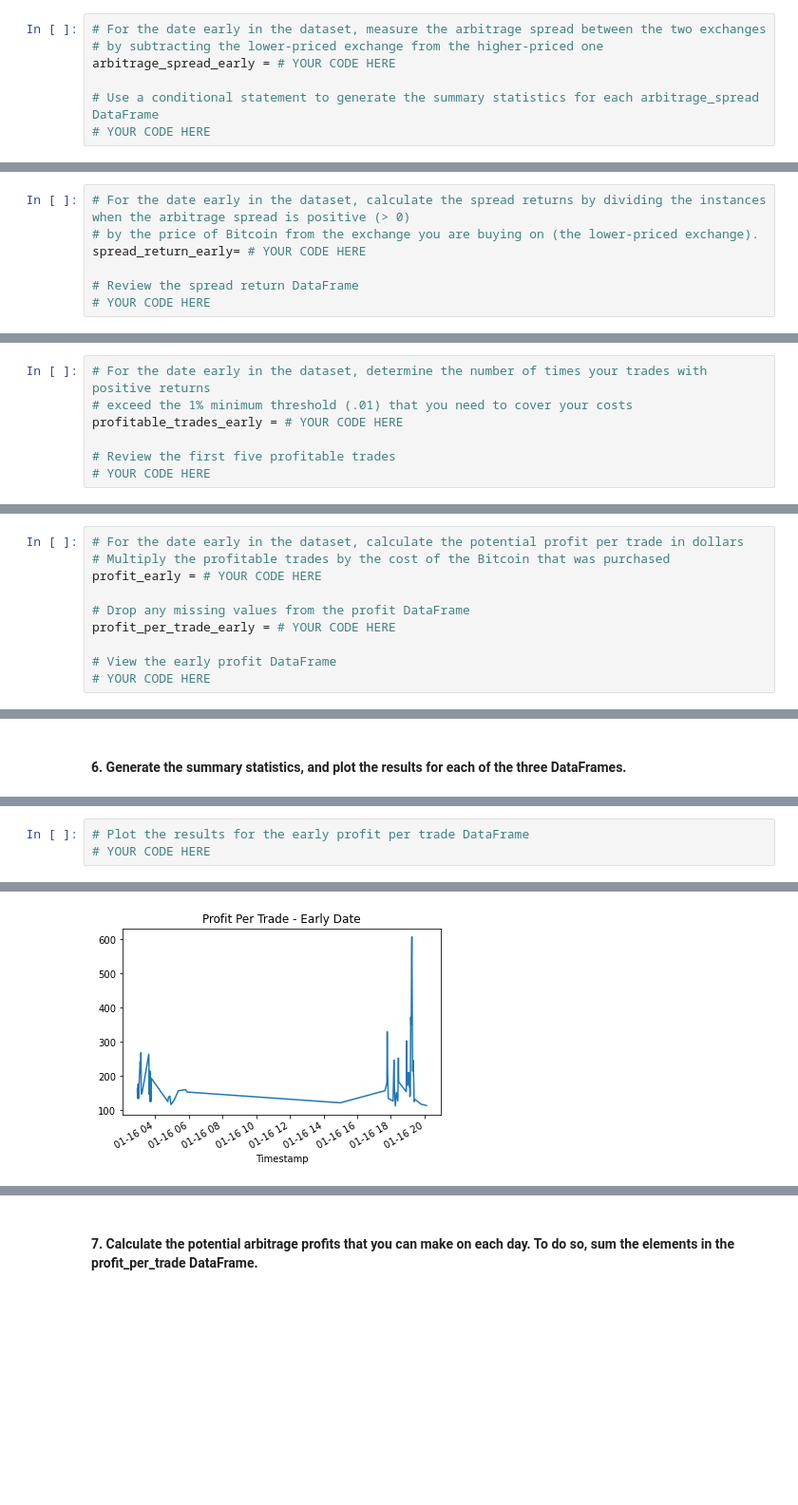
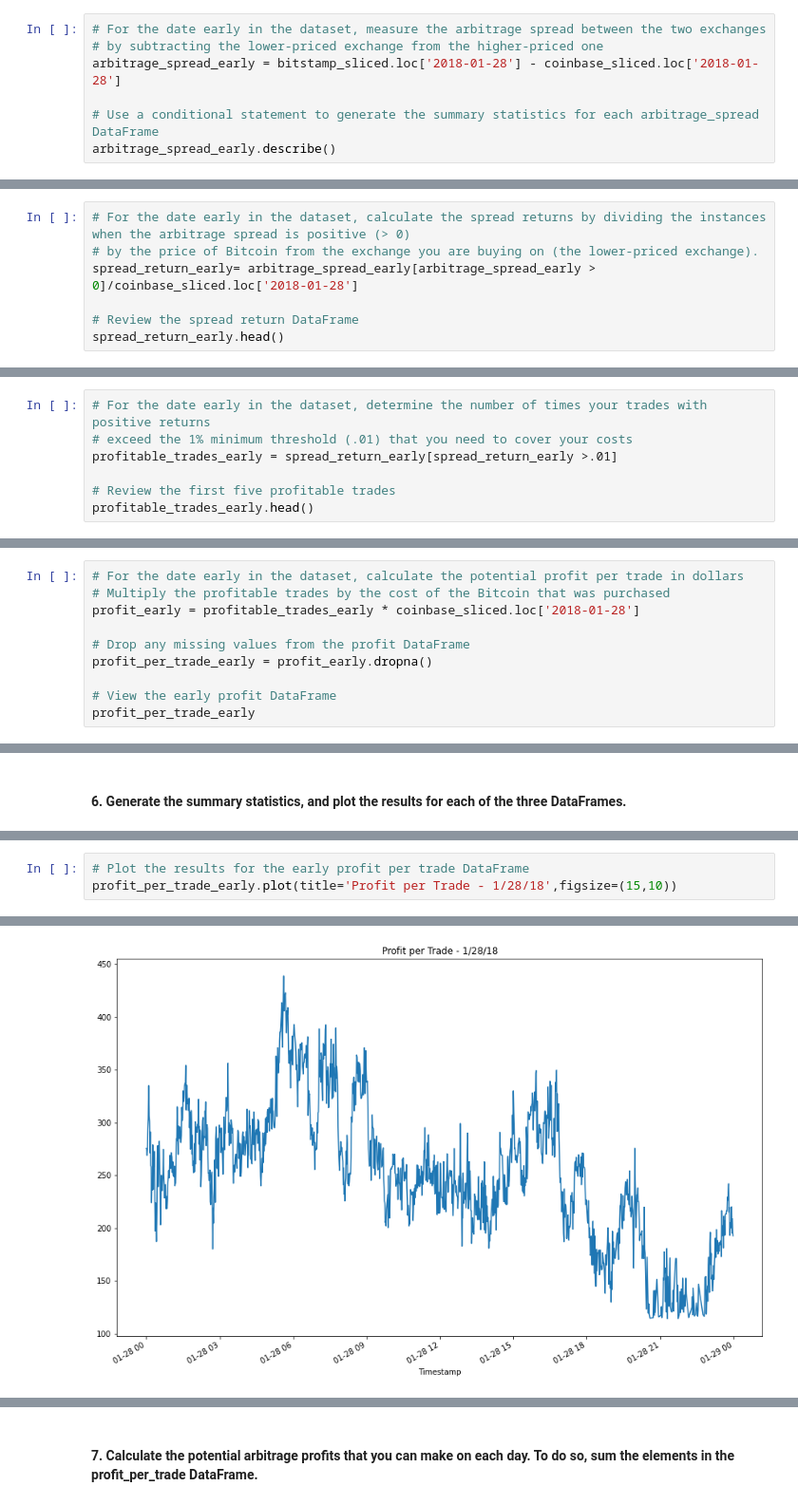
Before and after one commit to thompkjm/challenge_3, a Jupyter notebook: crypto_arbitrage.ipynb, the cells around one changed output, grey strips where cells are left out. Shown at 95% size. Cells and saved outputs as stored; diff of their text form; blank space fills up the shorter version.

```diff
--- a/crypto_arbitrage.ipynb
+++ b/crypto_arbitrage.ipynb
@@ -447,8 +448,8 @@ Calculate the potential profits for each date that you selected in the previous
 # %%
 # For the date early in the dataset, measure the arbitrage spread between the two exchanges
 # by subtracting the lower-priced exchange from the higher-priced one
-arbitrage_spread_early = # YOUR CODE HERE
+arbitrage_spread_early = bitstamp_sliced.loc['2018-01-28'] - coinbase_sliced.loc['2018-01-28']
 
 # Use a conditional statement to generate the summary statistics for each arbitrage_spread DataFrame
-# YOUR CODE HERE
+arbitrage_spread_early.describe()
 # %% [output]
@@ -466,9 +501,9 @@ Name: Close, dtype: float64
 # %%
 # For the date early in the dataset, calculate the spread returns by dividing the instances when the arbitrage spread is positive (> 0)
 # by the price of Bitcoin from the exchange you are buying on (the lower-priced exchange).
-spread_return_early= # YOUR CODE HERE
+spread_return_early= arbitrage_spread_early[arbitrage_spread_early > 0]/coinbase_sliced.loc['2018-01-28']
 
 # Review the spread return DataFrame
-# YOUR CODE HERE
+spread_return_early.head()
 # %% [output]
 Timestamp
@@ -483,9 +560,9 @@ Name: Close, dtype: float64
 # %%
 # For the date early in the dataset, determine the number of times your trades with positive returns
 # exceed the 1% minimum threshold (.01) that you need to cover your costs
-profitable_trades_early = # YOUR CODE HERE
+profitable_trades_early = spread_return_early[spread_return_early >.01]
 
 # Review the first five profitable trades
-# YOUR CODE HERE
+profitable_trades_early.head()
 # %% [output]
 Timestamp
@@ -516,12 +639,12 @@ Name: Close, dtype: float64
 # %%
 # For the date early in the dataset, calculate the potential profit per trade in dollars
 # Multiply the profitable trades by the cost of the Bitcoin that was purchased
-profit_early = # YOUR CODE HERE
+profit_early = profitable_trades_early * coinbase_sliced.loc['2018-01-28']
 
 # Drop any missing values from the profit DataFrame
-profit_per_trade_early = # YOUR CODE HERE
+profit_per_trade_early = profit_early.dropna()
 
 # View the early profit DataFrame
-# YOUR CODE HERE
+profit_per_trade_early
 # %% [output]
 Timestamp
@@ -555,4 +726,4 @@ Name: Close, dtype: float64
 # %%
 # Plot the results for the early profit per trade DataFrame
-# YOUR CODE HERE
+profit_per_trade_early.plot(title='Profit per Trade - 1/28/18',figsize=(15,10))
 # %% [output]
@@ -560 +731 @@ Name: Close, dtype: float64
-[figure, old version]
+[figure, new version]
```
Also changed, not shown: parts of 32 cells of this notebook.
